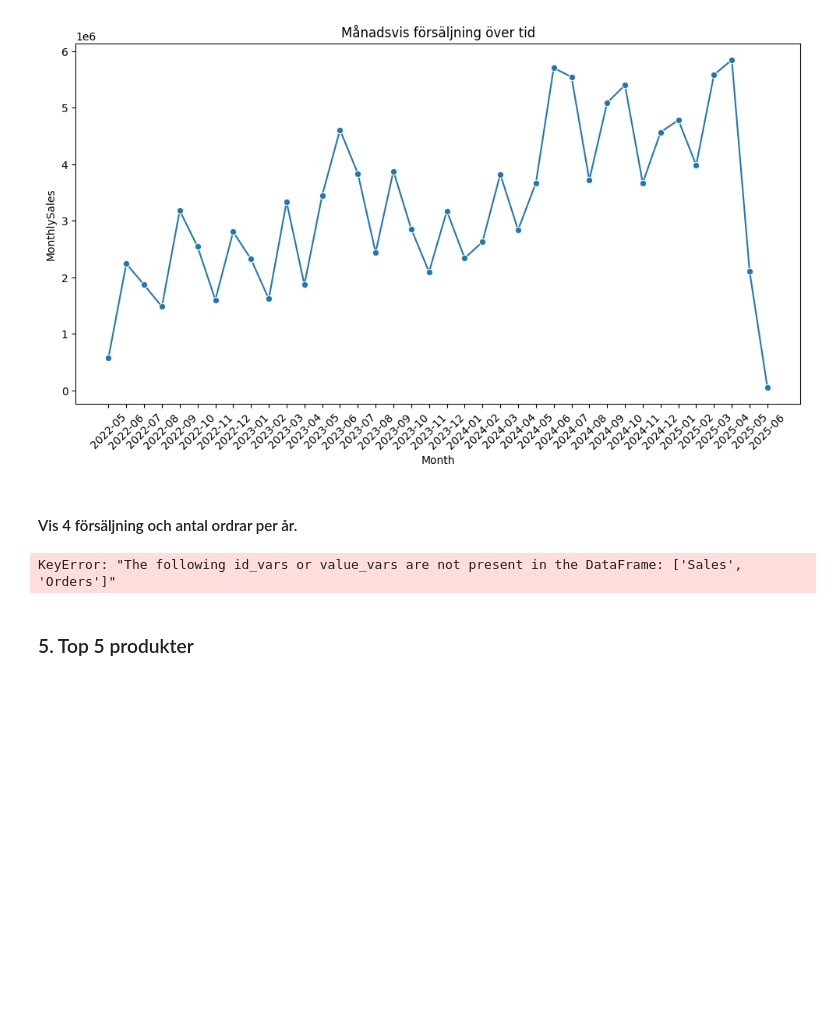
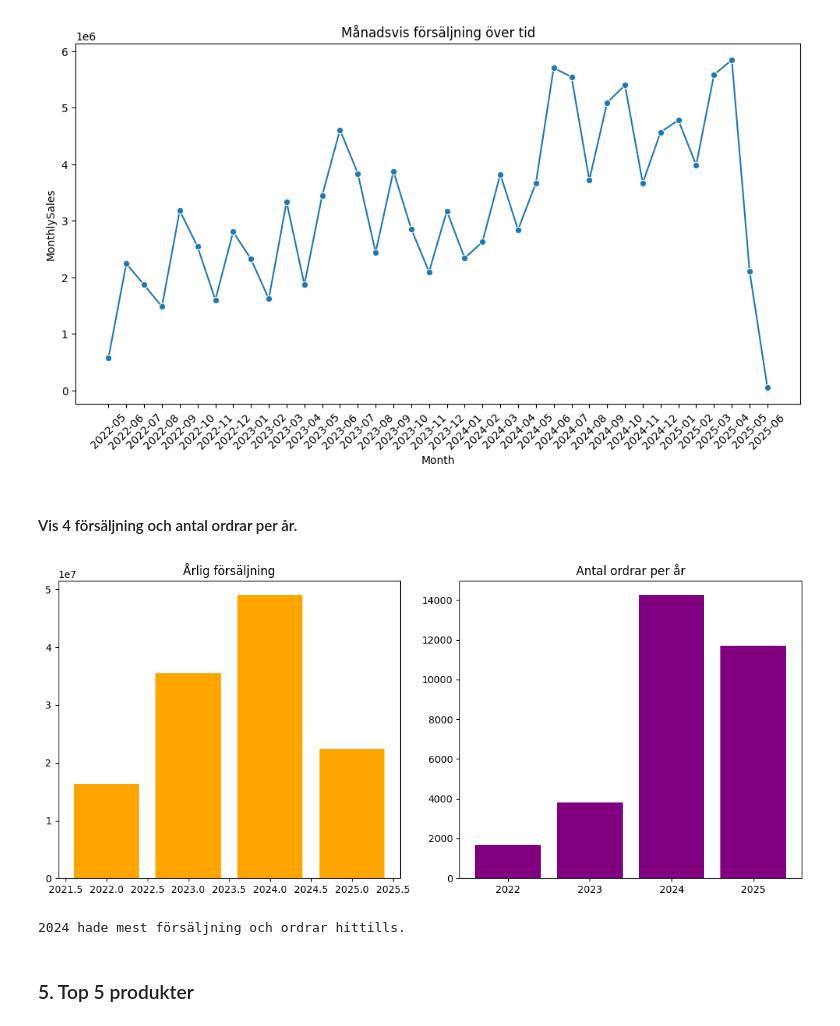
Before and after one commit to IrfanPallani/adventureworks_sanalysis, a Jupyter notebook: Forsaljnings_Analys.ipynb, the cells around one changed output. Drawn from its saved outputs; the diff is of its cells as text; code cells hidden in the pictures; blank space fills up the shorter version.

```diff
--- a/Forsaljnings_Analys.ipynb
+++ b/Forsaljnings_Analys.ipynb
@@ -122,31 +122,25 @@ plt.show()
 # %%
 sql_4 = """
 SELECT
-    YEAR(OrderDate) AS Year,
-    COUNT(SalesOrderID) AS OrderCount,
-    SUM(TotalDue) AS TotalSales
+    YEAR(OrderDate) as År,
+    SUM(TotalDue) AS Försäljning,
+    COUNT(*) as Ordrar
 FROM Sales.SalesOrderHeader
 GROUP BY YEAR(OrderDate)
-ORDER BY Year ASC;
+ORDER BY År
 """
 df4 = pd.read_sql(sql_4, engine)
-df4_melt = df4.melt(
-    id_vars='Year',
-    value_vars=['Sales', 'Orders']
-    )
-plt.figure(figsize=(8,4))
-sns.barplot(
-    data=df4_melt,
-    x='År',
-    y='Värde',
-    hue='Varjabel'
-    )
-plt.title("Årlig försäljning och orderantal")
-plt.xlabel("År")
-plt.ylabel("Värde")
+fig, (ax1, ax2) = plt.subplots(1, 2, figsize=(11,5))
+ax1.bar(df4['År'], df4['Försäljning'], color='orange')
+ax1.set_title("Årlig försäljning")
+ax2.bar(df4['År'].astype(str), df4['Ordrar'], color='purple')
+ax2.set_title("Antal ordrar per år")
+plt.tight_layout()
 plt.show()
+print("2024 hade mest försäljning och ordrar hittills.")
 # %% [output]
+[figure, added]
-KeyError: "The following id_vars or value_vars are not present in the DataFrame: ['Sales', 'Orders']"
+2024 hade mest försäljning och ordrar hittills.
 # %% [markdown]
 ### 5. Top 5 produkter
 # %%
```
Also changed, not shown: parts of 6 cells of this notebook, 2 other files.
